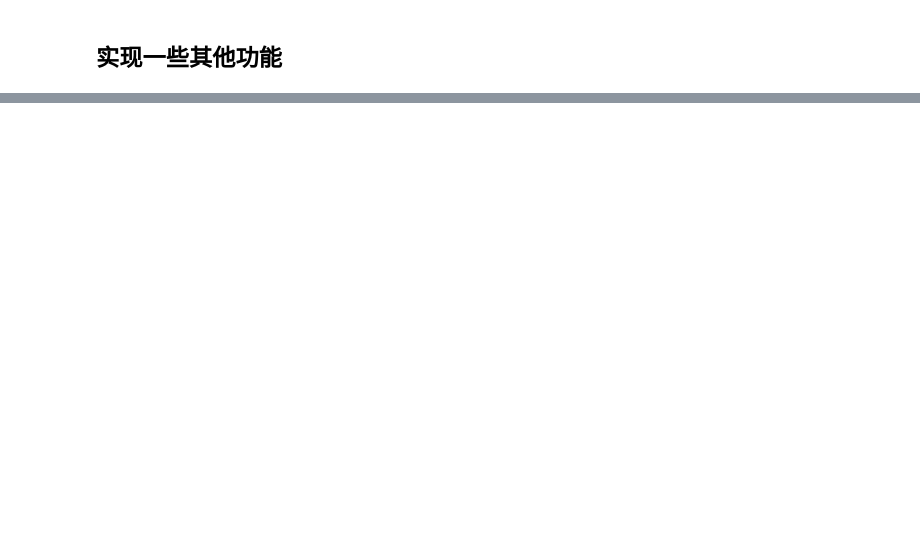
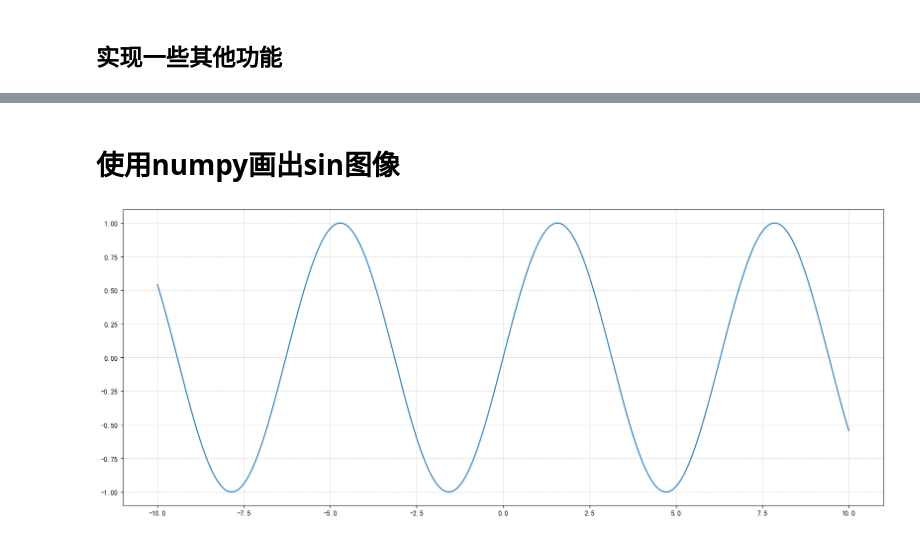
Before and after one commit to xiaohaiteng-zj/use_conda, a Jupyter notebook: matplotlib/2.基础图像的绘制.ipynb, the cells around one changed output, grey strips where cells are left out. Saved outputs shown, nothing was run; the diff lists cells and outputs as text; code cells hidden in the pictures; blank space fills up the shorter version.

```diff
--- a/matplotlib/2.基础图像的绘制.ipynb
+++ b/matplotlib/2.基础图像的绘制.ipynb
@@ -66,0 +185,22 @@ plt.show()
+# %% [markdown]
+# 使用numpy画出sin图像
+# %%
+import numpy as np
+
+#  1.准备数据，x,y轴坐标
+x = np.linspace(-10, 10, 10000)
+y = np.sin(x)
+
+#  2.创建画布
+plt.figure(figsize=(20, 8), dpi=100)
+
+#  3.绘制图像
+plt.plot(x, y)
+
+#  3.2 添加网格显示
+plt.grid(True, linestyle="--", alpha=0.5)
+
+#  4.图像显示
+plt.show()
+# %% [output]
+[figure, added]
```
Also changed, not shown: parts of 14 cells of this notebook, 3 other files.
